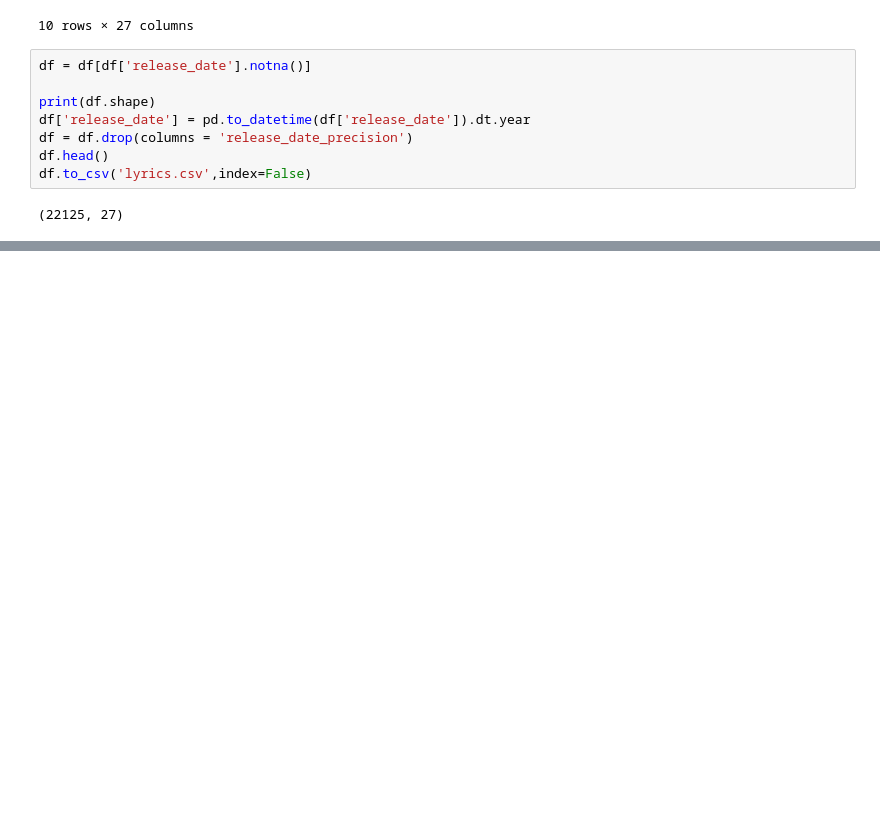
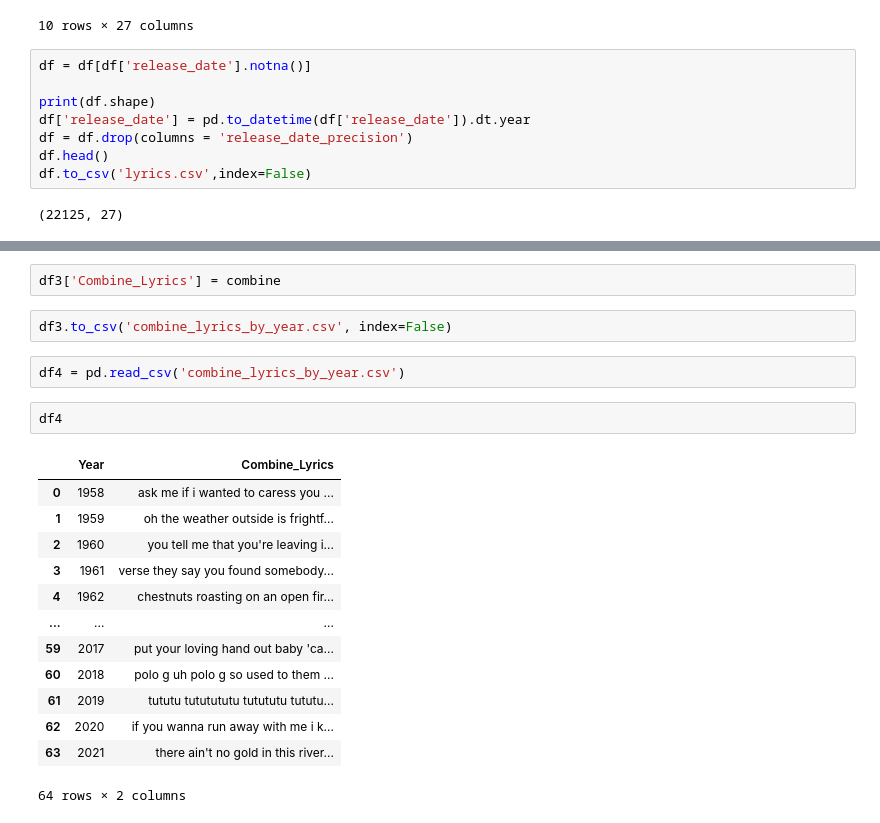
Before and after one commit to Jack-Anstey/jack-anstey.github.io, a Jupyter notebook: assets/data/sentiment_analysis.ipynb, the cells around one changed output, grey strips where cells are left out. Cells and saved outputs as stored; diff of their text form; blank space fills up the shorter version.

```diff
--- a/assets/data/sentiment_analysis.ipynb
+++ b/assets/data/sentiment_analysis.ipynb
@@ -226,0 +213,22 @@ MemoryError: Unable to allocate 64.5 GiB for an array with shape (1406803, 49197
+# %%
+df3['Combine_Lyrics'] = combine
+# %%
+df3.to_csv('combine_lyrics_by_year.csv', index=False)
+# %%
+df4 = pd.read_csv('combine_lyrics_by_year.csv')
+# %%
+df4
+# %% [output]
+|  | Year | Combine_Lyrics |
+| 0 | 1958 | ask me if i wanted to caress you ... |
+| 1 | 1959 | oh the weather outside is frightf... |
+| 2 | 1960 | you tell me that you're leaving i... |
+| 3 | 1961 | verse they say you found somebody... |
+| 4 | 1962 | chestnuts roasting on an open fir... |
+| ... | ... | ... |
+| 59 | 2017 | put your loving hand out baby 'ca... |
+| 60 | 2018 | polo g uh polo g so used to them ... |
+| 61 | 2019 | tututu tututututu tutututu tututu... |
+| 62 | 2020 | if you wanna run away with me i k... |
+| 63 | 2021 | there ain't no gold in this river... |
+64 rows × 2 columns
```
Also changed, not shown: parts of 5 cells of this notebook, 2 other files.
